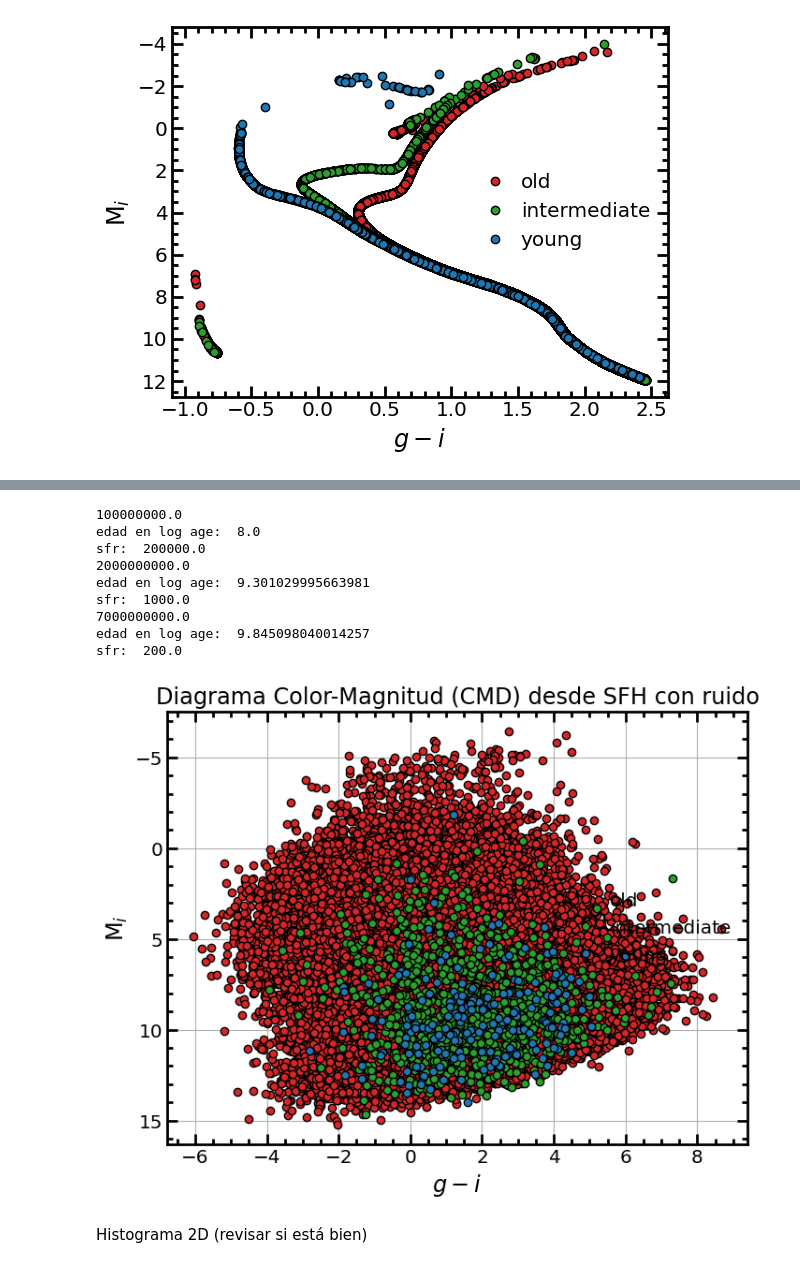
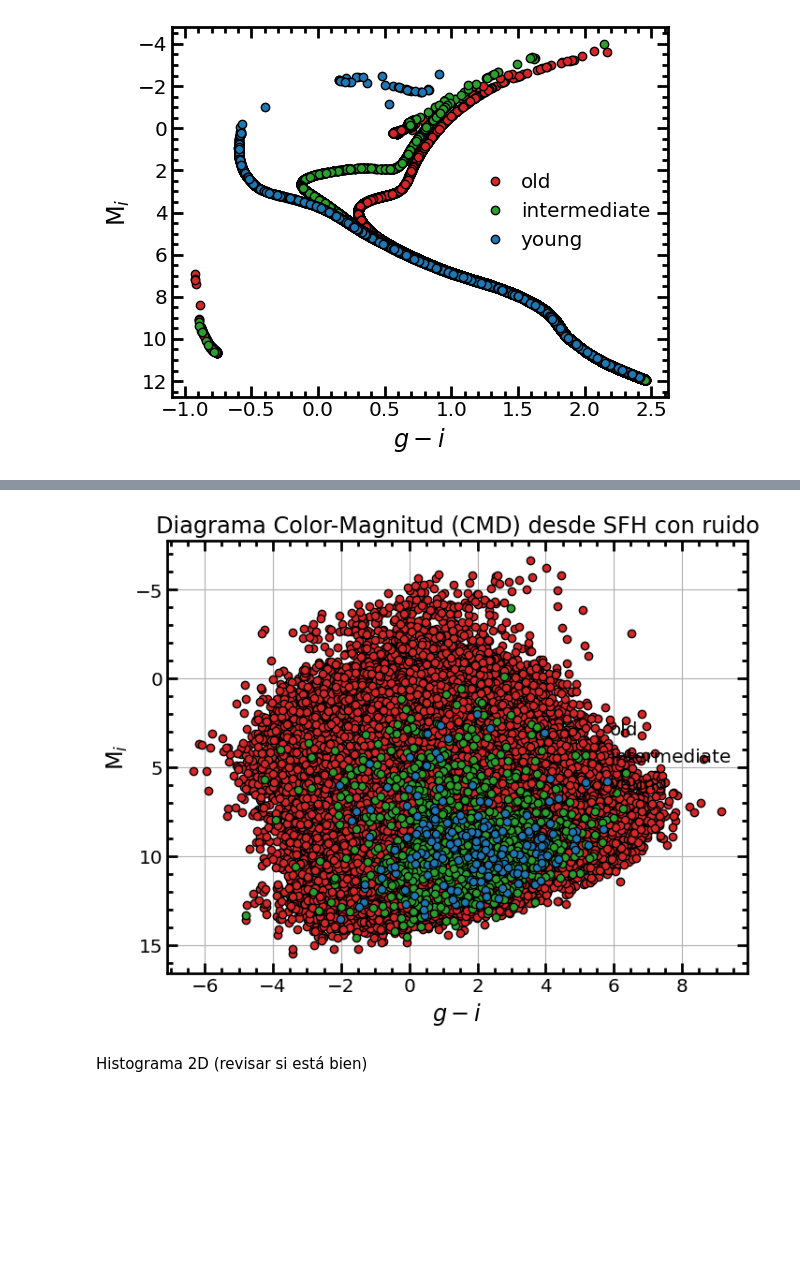
Before and after one commit to sebamonteirov/SFH_dwarf_galaxies, a Jupyter notebook: ProyectoModulo.ipynb, the cells around one changed output, grey strips where cells are left out. Cells and saved outputs as stored; diff of their text form; code cells hidden in the pictures; blank space fills up the shorter version.

```diff
--- a/ProyectoModulo.ipynb
+++ b/ProyectoModulo.ipynb
@@ -36,28 +38,18 @@ rng = np.random.RandomState(112)
 # %%
 #BLOQUE CON LA FUNCION QUE DEVUELVE UN CSP A PARTIR DE 2 LISTAS CON EDADES Y SFR
 
-#EDAD E14 O 15 <- TRABAJAREMOS CON ENANAS BLANCAS
-#USAR 10 PUNTOS <- RESOLUCION DEL GRAFICO
-#USAR LINSPACE (DARÁ UN ULTIMO PUNTO EN EL EXTREMO)
-
-#NECESITAMOS GENERAR ERRORES NO TAN RANDOM, SINO MAS SUAVES
-
-#OPCIONAL: VER SI AÑADIMOS BINARIAS NO RESUELTAS
-
-#DIAGRAMA COLOR MANGNITUD: VER DEFINICION (-6 (MAS GRANDE), 1 (MAS PEQUEÑO))
-
-sfh_test = np.array([[1e8, 2e9, 7e9], [2e5, 1e3, 2e2]]) #edades en Gyr x SFR
-
-
-def shf_to_csp(sfh):
+#sfh_to_ssp: list x list -> csp
+#
+#
+def shf_to_ssp(sfh):
   array_ssp = []
 
   for i in range(sfh.shape[1]):
     edad = sfh[0][i]
     sfr = sfh[1][i]
-    print(edad)
-    print("edad en log age: ", np.log10(edad))
-    print("sfr: ", sfr)
+    #print(edad)
+    #print("edad en log age: ", np.log10(edad))
+    #print("sfr: ", sfr)
 
     ssp = artpop.MISTSSP(
       log_age = np.log10(edad), # log of age in years
@@ -75,5 +67,3 @@ def shf_to_csp(sfh):
     csp = csp + array_ssp[i]
 
   return csp
-
-shf_to_csp(sfh_test)
@@ -220,7 +191,7 @@ def plot_cmd_from_sfh(sfh): # Funcion que plotea el CMD dado un SFH
     Genera y grafica el CMD a partir de una SFH, mostrando poblaciones antiguas, intermedias y jóvenes.
     """
     # Generar la población estelar compuesta (CSP) a partir del SFH
-    csp = shf_to_csp(sfh)
+    csp = shf_to_ssp(sfh)
 
     # Obtener magnitudes en las bandas i y g del sistema LSST
     i_mags = csp.star_mags('LSST_i')
@@ -267,7 +229,7 @@ def calcular_error_magnitud(F):
 def plot_cmd_from_sfh(sfh): # Genera y grafica el CMD a partir de una SFH, mostrando poblaciones antiguas, intermedias y jóvenes, incluyendo ruido en las magnitudes.
 
     # Generar la población estelar compuesta (CSP) a partir del SFH
-    csp = shf_to_csp(sfh)
+    csp = shf_to_ssp(sfh)
 
     # Obtener magnitudes en las bandas i y g del sistema LSST
     i_mags = csp.star_mags('LSST_i')
@@ -281,43 +243,34 @@ def plot_cmd_from_sfh(sfh): # Genera y grafica el CMD a partir de una SFH, mostr
     i_noise = calcular_error_magnitud(flujo_i) * np.random.normal(0, 1, len(i_mags))
     g_noise = calcular_error_magnitud(flujo_g) * np.random.normal(0, 1, len(g_mags))
 
     # Agregar el ruido a las magnitudes
     i_mags_noisy = i_mags + i_noise
     g_mags_noisy = g_mags + g_noise
 
     # Definir etiquetas para clasificar las estrellas según la edad
     old = csp.ssp_labels == 1       # Población antigua
     med = csp.ssp_labels == 2       # Población intermedia
     young = csp.ssp_labels == 3     # Población joven
 
     # Crear el gráfico del CMD con ruido agregado
     plt.figure(figsize=(8, 6))
     plt.plot(g_mags_noisy[old] - i_mags_noisy[old], i_mags_noisy[old], 'o', c='tab:red', mec='k', label='old')
     plt.plot(g_mags_noisy[med] - i_mags_noisy[med], i_mags_noisy[med], 'o', c='tab:green', mec='k', label='intermediate')
     plt.plot(g_mags_noisy[young] - i_mags_noisy[young], i_mags_noisy[young], 'o', c='tab:blue', mec='k', label='young')
 
     # Configurar etiquetas y formato del gráfico
     plt.legend(loc='center right')
     plt.minorticks_on()
     plt.gca().invert_yaxis()  # Invertir el eje Y para magnitudes
     plt.xlabel(r'$g - i$')
     plt.ylabel(r'M$_i$')
     plt.title('Diagrama Color-Magnitud (CMD) desde SFH con ruido')
     plt.grid(True)
     plt.show()
 
 plot_cmd_from_sfh(sfh_test)
 # %% [output]
-100000000.0
-edad en log age:  8.0
-sfr:  200000.0
-2000000000.0
-edad en log age:  9.301029995663981
-sfr:  1000.0
-7000000000.0
-edad en log age:  9.845098040014257
-sfr:  200.0
-[figure, old version]
+[figure, new version]
 # %% [markdown]
 Histograma 2D (revisar si está bien)
 # %%
```
Also changed, not shown: parts of 9 cells of this notebook.
